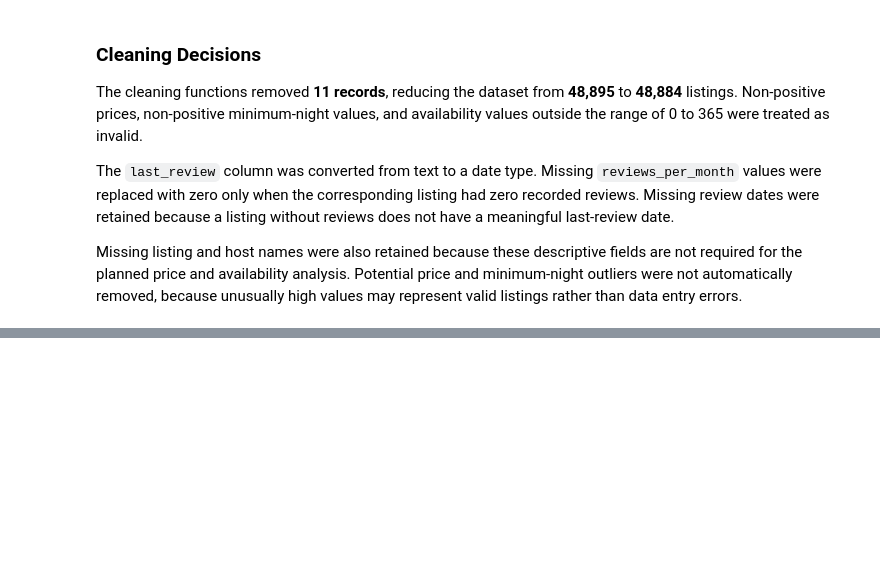
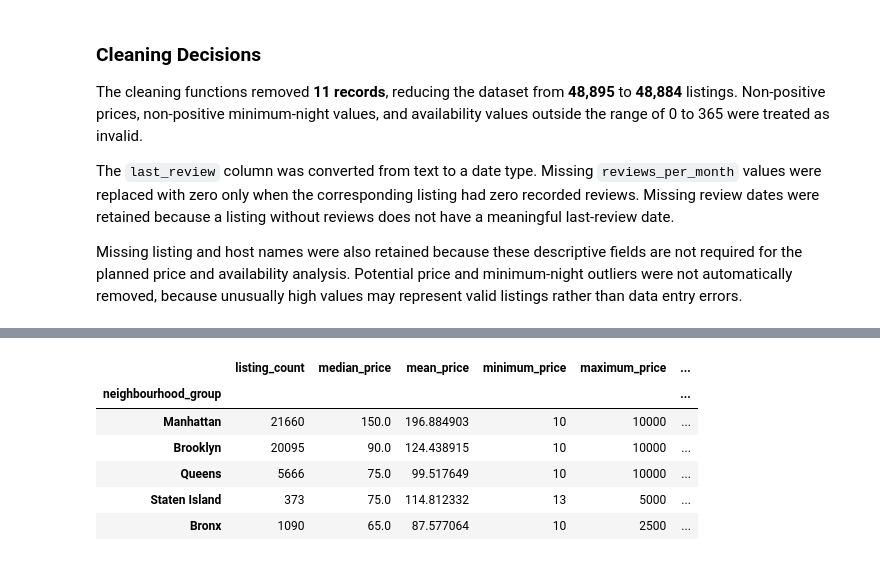
Before and after one commit to MariusJochheim/ai-programming-foundations-project, a Jupyter notebook: data_workflow.ipynb, the cells around one changed output, grey strips where cells are left out. Cells and saved outputs as stored; diff of their text form; code cells hidden in the pictures; blank space fills up the shorter version.

```diff
--- a/data_workflow.ipynb
+++ b/data_workflow.ipynb
@@ -479,0 +621,10 @@ entry errors.
+# %%
+eda_results["neighbourhood_summary"]
+# %% [output]
+|  | listing_count | median_price | mean_price | minimum_price | maximum_price | ... |
+| neighbourhood_group |  |  |  |  |  | ... |
+| Manhattan | 21660 | 150.0 | 196.884903 | 10 | 10000 | ... |
+| Brooklyn | 20095 | 90.0 | 124.438915 | 10 | 10000 | ... |
+| Queens | 5666 | 75.0 | 99.517649 | 10 | 10000 | ... |
+| Staten Island | 373 | 75.0 | 114.812332 | 13 | 5000 | ... |
+| Bronx | 1090 | 65.0 | 87.577064 | 10 | 2500 | ... |
```
Also changed, not shown: parts of 31 cells of this notebook.
